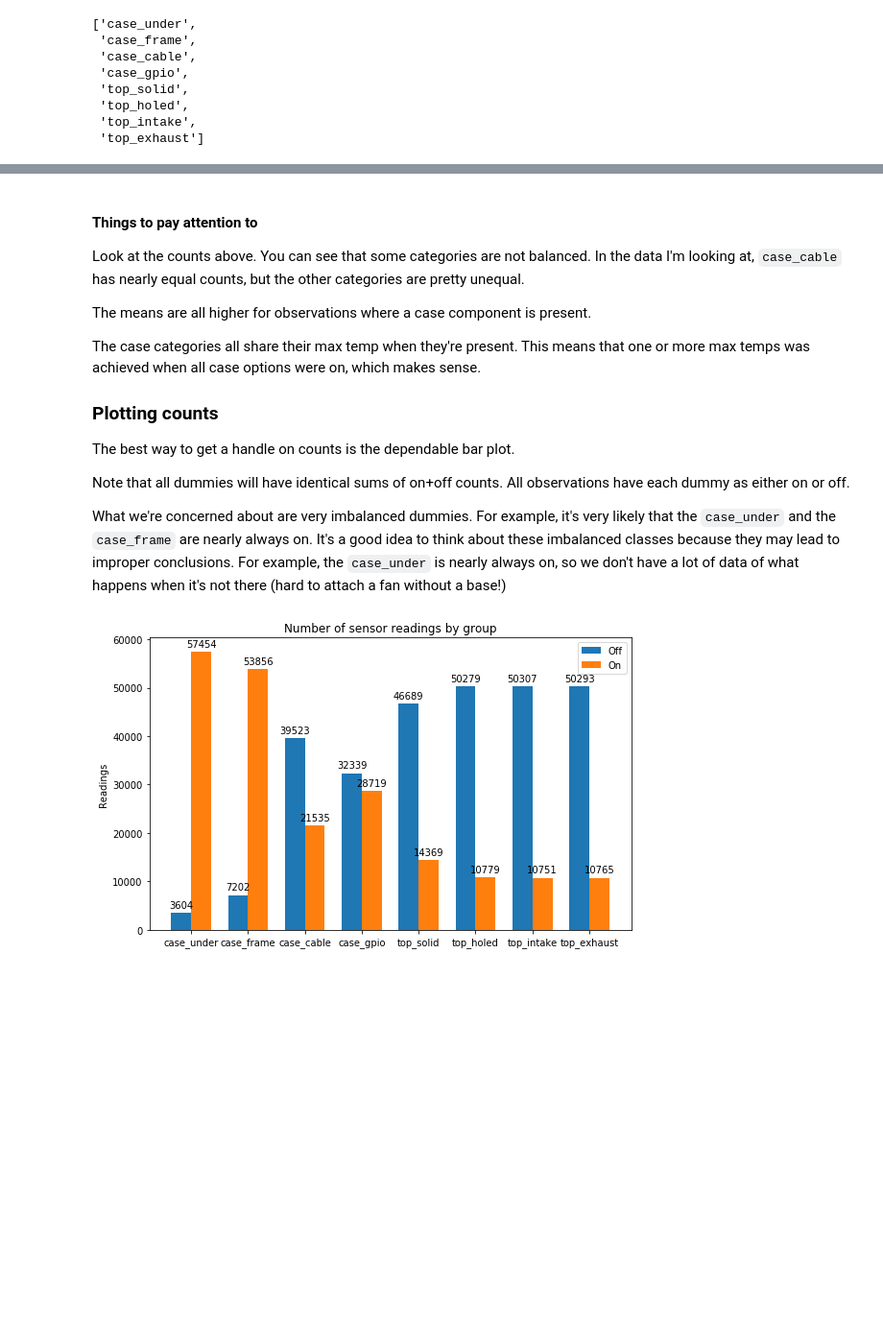
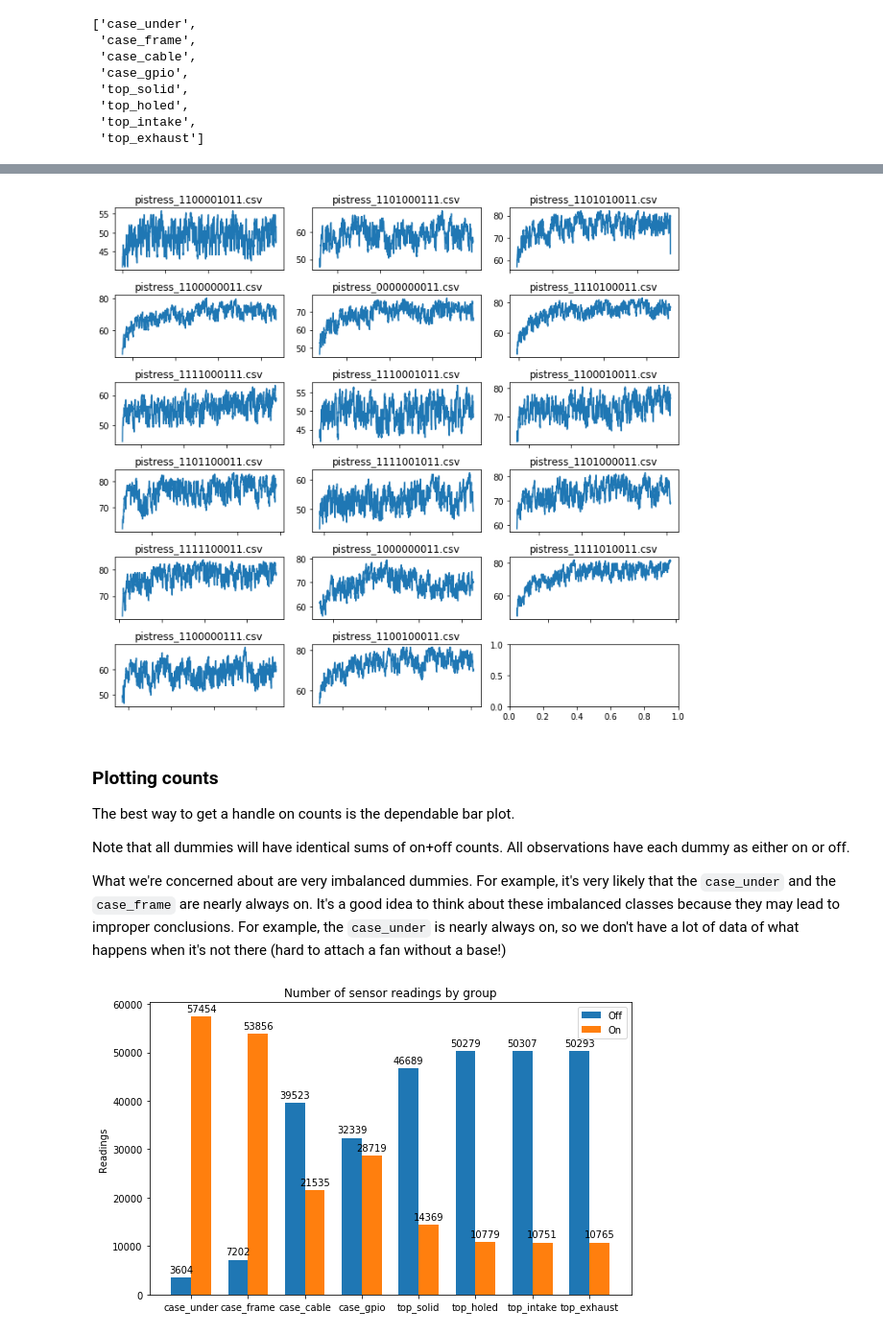
Before and after one commit to sjchiass/pitemp, a Jupyter notebook: 02_descriptive.ipynb, the cells around one changed output, grey strips where cells are left out. Shown at 96% size. Saved outputs shown, nothing was run; the diff lists cells and outputs as text; code cells hidden in the pictures; blank space fills up the shorter version.

```diff
--- a/02_descriptive.ipynb
+++ b/02_descriptive.ipynb
@@ -76,12 +127,19 @@ pd.concat([df.groupby(x)["temp"].describe().assign(var = x) for x in dummies])
+# %%
+unique_filenames = df.filename.drop_duplicates()
+n_filenames = len(unique_filenames)
+
+fig, axs = plt.subplots(math.ceil(n_filenames/3),
+                        3,
+                        figsize=(10, math.ceil(n_filenames/2)))
+for n, f in enumerate(unique_filenames):
+    axs[n//3, n%3].plot(df.loc[df.filename == f].index, df.loc[df.filename == f].temp)
+    axs[n//3, n%3].set_xticklabels([])
+    axs[n//3, n%3].set_title(f)
+fig.tight_layout()
+plt.show()
+# %% [output]
+[figure, added]
 # %% [markdown]
-#### Things to pay attention to
-
-Look at the counts above. You can see that some categories are not balanced. In the data I'm looking at, `case_cable` has nearly equal counts, but the other categories are pretty unequal.
-
-The means are all higher for observations where a case component is present.
-
-The case categories all share their max temp when they're present. This means that one or more max temps was achieved when all case options were on, which makes sense.
-
 ### Plotting counts
 
 The best way to get a handle on counts is the dependable bar plot.
```
Also changed, not shown: parts of 14 cells of this notebook, 3 other files.
